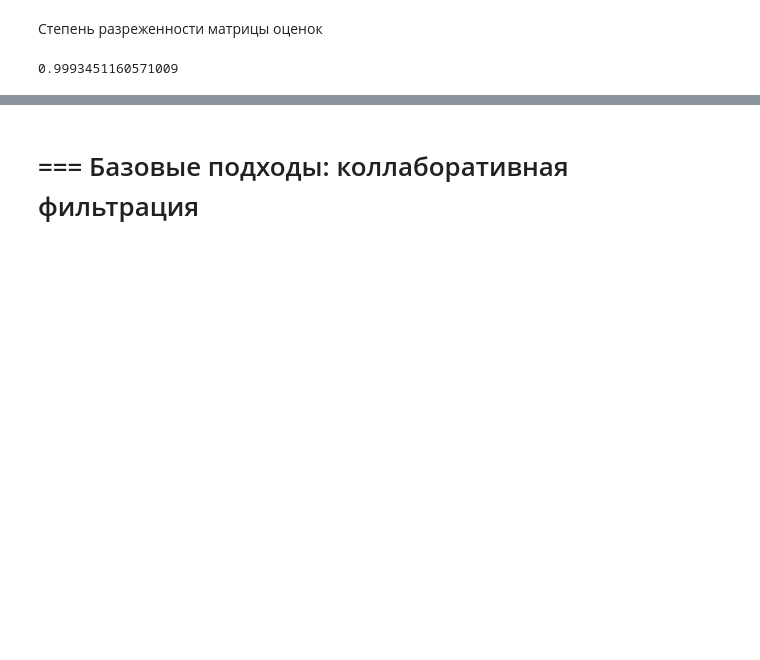
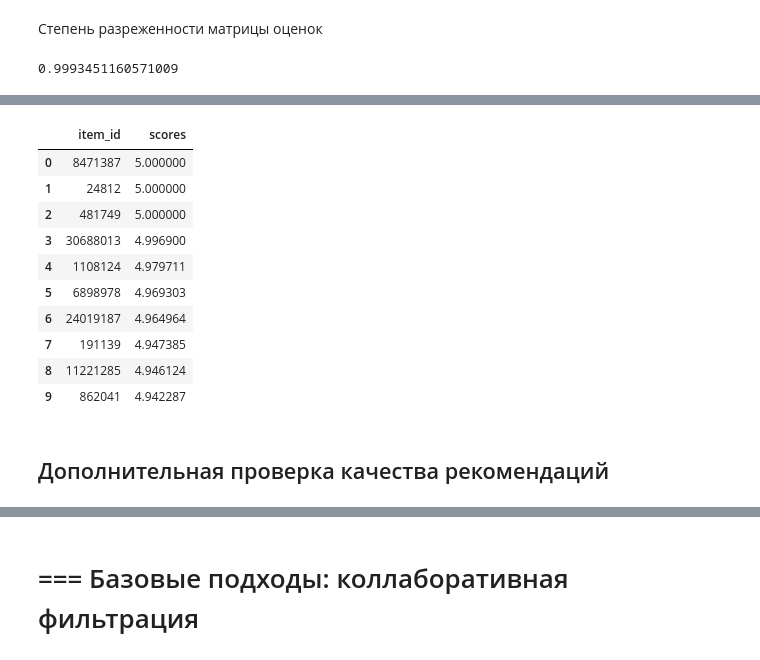
Before and after one commit to bos1988/practicum_mle_4_recsys, a Jupyter notebook: main_offline.ipynb, the cells around one changed output, grey strips where cells are left out. Drawn from its saved outputs; the diff is of its cells as text; code cells hidden in the pictures; blank space fills up the shorter version.

```diff
--- a/main_offline.ipynb
+++ b/main_offline.ipynb
@@ -203,0 +452,44 @@ sparsity
+# %%
+def get_recommendations_svd(user_id, events, model, include_seen=True, n=5):
+
+    """ возвращает n рекомендаций для user_id """
+
+    # получим список идентификаторов всех книг
+    all_items = events['item_id'].unique()
+
+    # учитываем флаг, стоит ли уже прочитанные книги включать в рекомендации
+    if include_seen:
+        items_to_predict = all_items
+    else:
+        # получим список книг, которые пользователь уже прочитал ("видел")
+        seen_items = events.loc[events["user_id"]==user_id, 'item_id'].unique()
+
+        # книги, которые пользователь ещё не читал
+        # только их и будем включать в рекомендации
+        items_to_predict = np.setdiff1d(all_items, seen_items)
+
+    # получаем скоры для списка книг, т. е. рекомендации
+    scores = [model.predict(USER_ID, item_id).est for item_id in items_to_predict]
+
+    predictions = pd.DataFrame({
+        "item_id": items_to_predict,
+        "scores": scores
+    }).sort_values('scores', ascending=False).reset_index(drop=True).head(n)
+
+    return predictions
+# %%
+get_recommendations_svd(USER_ID, events_train, svd_model, False, n=10)
+# %% [output]
+|  | item_id | scores |
+| 0 | 8471387 | 5.000000 |
+| 1 | 24812 | 5.000000 |
+| 2 | 481749 | 5.000000 |
+| 3 | 30688013 | 4.996900 |
+| 4 | 1108124 | 4.979711 |
+| 5 | 6898978 | 4.969303 |
+| 6 | 24019187 | 4.964964 |
+| 7 | 191139 | 4.947385 |
+| 8 | 11221285 | 4.946124 |
+| 9 | 862041 | 4.942287 |
+# %% [markdown]
+## Дополнительная проверка качества рекомендаций
```
Also changed, not shown: parts of 56 cells of this notebook, 1 other file.
